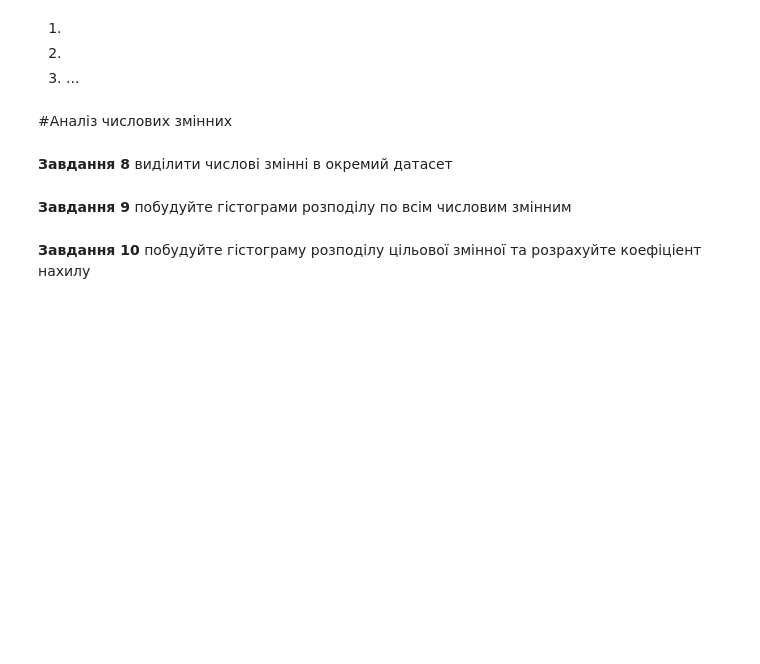
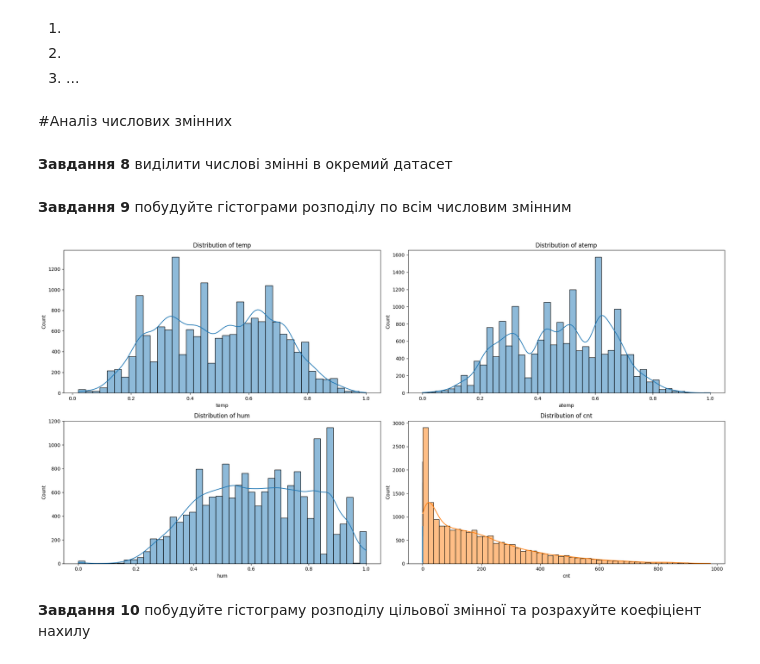
Before and after one commit to VladyslavFiniahin/Rep-AI, a Jupyter notebook: Task4_Regression_basicAI.ipynb, the cells around one changed output. Saved outputs shown, nothing was run; the diff lists cells and outputs as text; code cells hidden in the pictures; blank space fills up the shorter version.

```diff
--- a/Task4_Regression_basicAI.ipynb
+++ b/Task4_Regression_basicAI.ipynb
@@ -94,8 +207,14 @@ data_categorical = #your code
 **Завдання 6** перетворіть змінну `season` в числову шкалу.
 # %%
 def encode_season(df: pd.DataFrame, season_col_name: str):
-  df[season_col_name] = #your code
-  return df
+    mapping = {
+        'winter': 1,
+        'spring': 2,
+        'summer': 3,
+        'autumn': 4
+    }
+    df[season_col_name] = df[season_col_name].map(mapping)
+    return df
 
 data = encode_season(data, 'season')
 # %% [markdown]
@@ -121,2 +266,4 @@ data_numerical = #your code
+# %%
+data_numerical = data[['temp', 'atemp', 'hum', 'windspeed', 'cnt']]
 # %% [markdown]
 **Завдання 9** побудуйте гістограми розподілу по всім числовим змінним
@@ -126,2 +270,23 @@ fig, ax = plt.subplots(2, 2, figsize=(20, 10))
+# %%
+fig, ax = plt.subplots(2, 2, figsize=(20, 10))
+
+for idx, column in enumerate(data_numerical.columns[:4]):
+    row = idx // 2
+    col = idx % 2
+    sns.histplot(data=data_numerical, x=column, ax=ax[row, col], kde=True)
+    ax[row, col].set_title(f'Distribution of {column}')
+    ax[row, col].set_xlabel(column)
+    ax[row, col].set_ylabel('Count')
+
+if len(data_numerical.columns) > 4:
+    sns.histplot(data=data_numerical, x=data_numerical.columns[4], ax=ax[1, 1], kde=True)
+    ax[1, 1].set_title(f'Distribution of {data_numerical.columns[4]}')
+    ax[1, 1].set_xlabel(data_numerical.columns[4])
+    ax[1, 1].set_ylabel('Count')
+
+plt.tight_layout()
+plt.show()
+# %% [output]
+[figure, added]
 # %% [markdown]
 **Завдання 10** побудуйте гістограму розподілу цільової змінної та розрахуйте коефіціент нахилу
```
Also changed, not shown: parts of 32 cells of this notebook.
